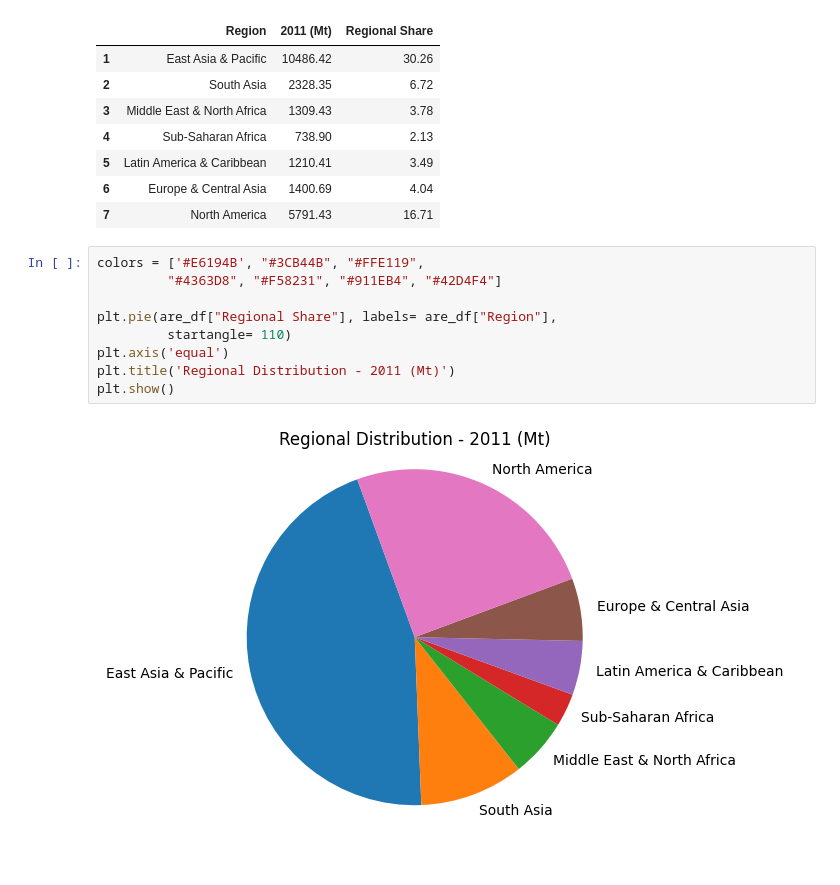
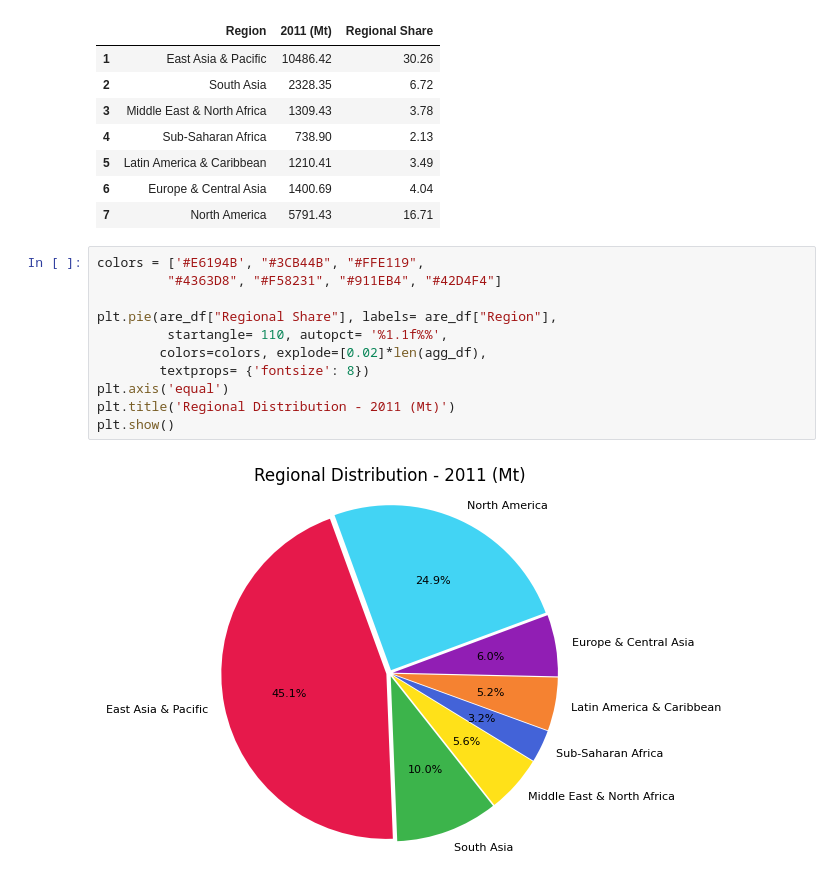
Before and after one commit to sanaullah525/Global-CO2-Emissions-Data-Analysis-Project, a Jupyter notebook: datapr.ipynb, the cells around one changed output. Saved outputs shown, nothing was run; the diff lists cells and outputs as text.

```diff
--- a/datapr.ipynb
+++ b/datapr.ipynb
@@ -482,11 +482,13 @@ are_df
 # %%
 colors = ['#E6194B', "#3CB44B", "#FFE119",
          "#4363D8", "#F58231", "#911EB4", "#42D4F4"]
 
 plt.pie(are_df["Regional Share"], labels= are_df["Region"],
-         startangle= 110)
+         startangle= 110, autopct= '%1.1f%%',
+        colors=colors, explode=[0.02]*len(agg_df),
+        textprops= {'fontsize': 8})
 plt.axis('equal')
 plt.title('Regional Distribution - 2011 (Mt)')
 plt.show()
 # %% [output]
-[figure, old version]
+[figure, new version]
```
